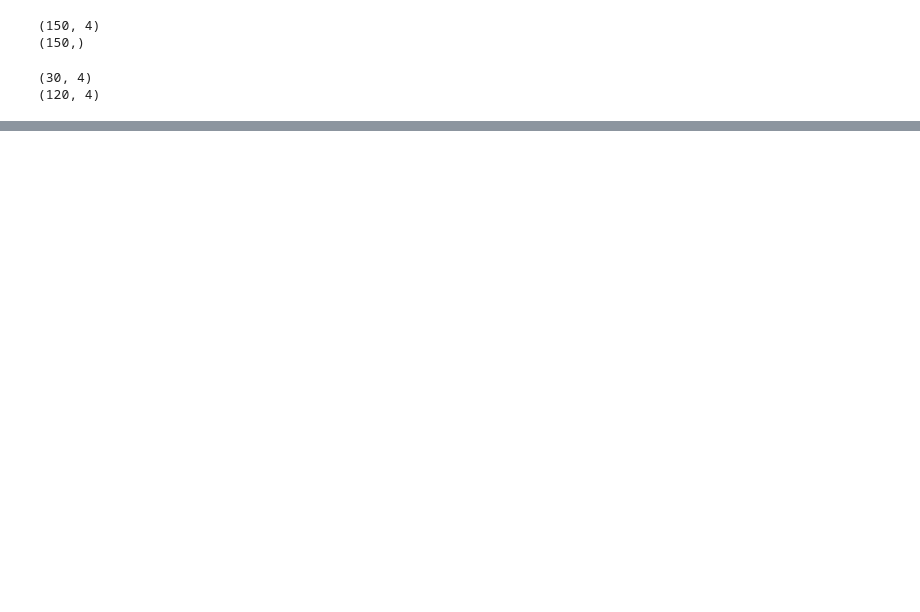
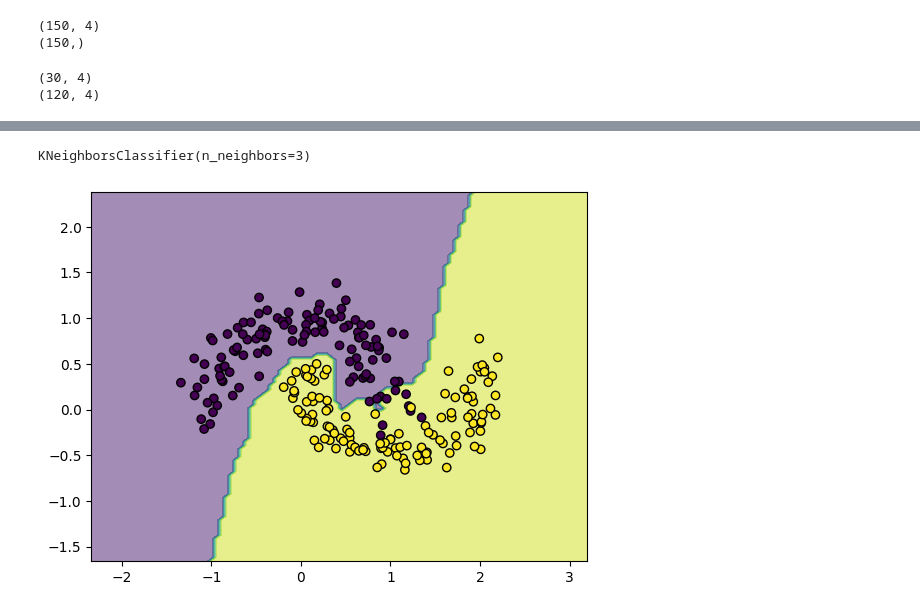
Before and after one commit to nicosrm/25-nlo, a Jupyter notebook: seminars/s02/k-nn.ipynb, the cells around one changed output, grey strips where cells are left out. Cells and saved outputs as stored; diff of their text form; code cells hidden in the pictures; blank space fills up the shorter version.

```diff
--- a/seminars/s02/k-nn.ipynb
+++ b/seminars/s02/k-nn.ipynb
@@ -73,0 +103,18 @@ made 6 error(s) in total, that is 5.00% in total
+# %%
+# Aufteilung in Test- und Trainingsdaten
+X_train, X_test, y_train, y_test = sklearn.model_selection.train_test_split(
+    X, y, test_size=0.8, random_state=42)
+
+# Training des Modells mittels scikit-learn
+model = sklearn.neighbors.KNeighborsClassifier(n_neighbors=3)
+model.fit(X_train, y_train)
+# %% [output]
+KNeighborsClassifier(n_neighbors=3)
+# %%
+# Anzeige der Decision Boundary
+disp = sklearn.inspection.DecisionBoundaryDisplay.from_estimator(
+    model, X, response_method='predict', alpha = 0.5)
+disp.ax_.scatter(X[:, 0], X[:, 1], c=y, edgecolors='k')
+plt.show()
+# %% [output]
+[figure, added]
```
Also changed, not shown: parts of 28 cells of this notebook.
